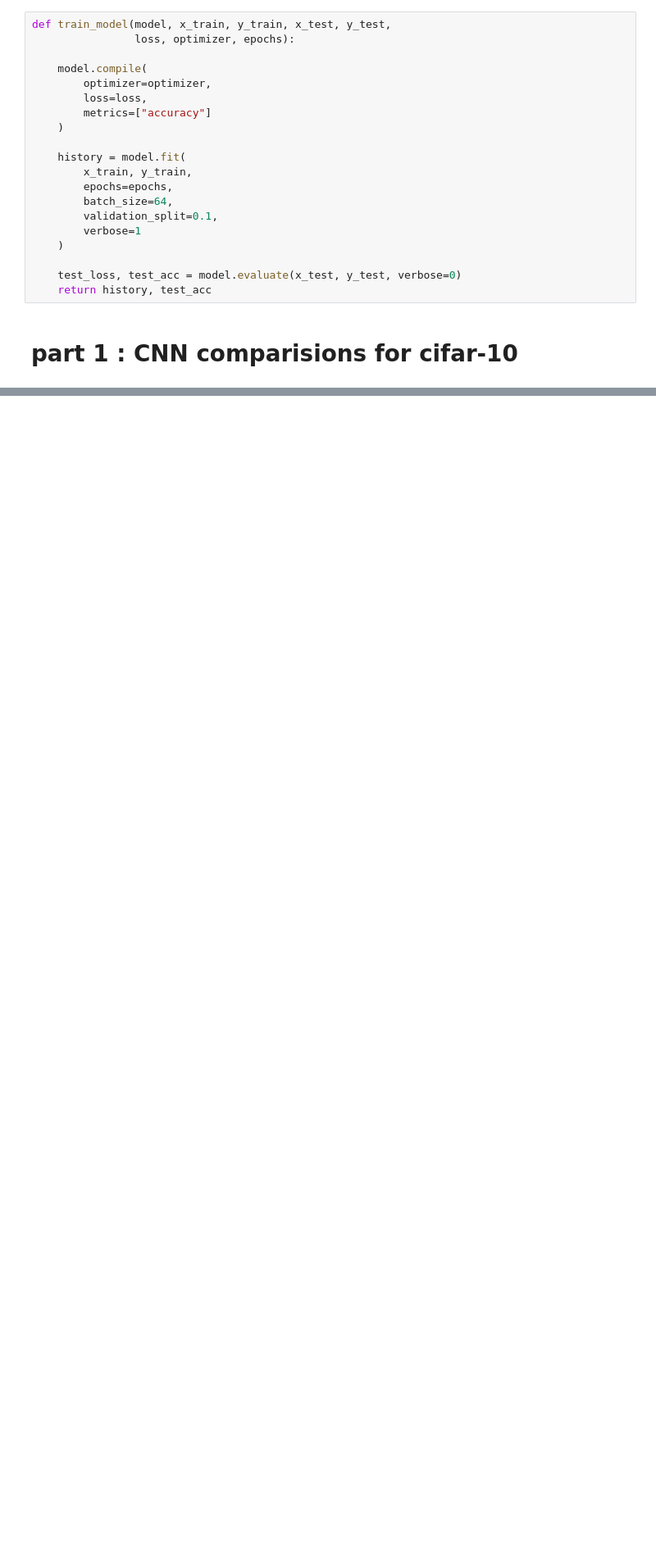
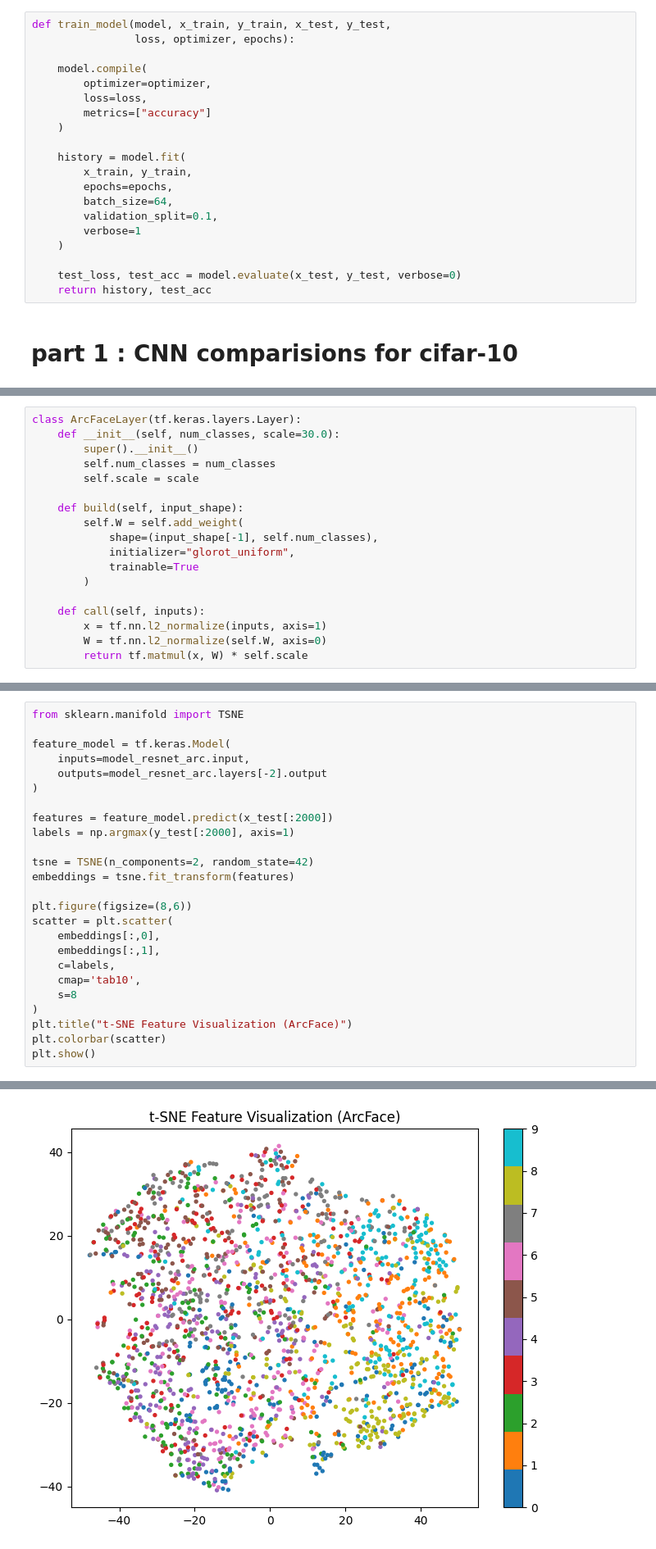
Before and after one commit to harshil-2507/DL, a Jupyter notebook: Assignment 3/code.ipynb, the cells around one changed output, grey strips where cells are left out. Shown at 82% size. Cells and saved outputs as stored; diff of their text form; blank space fills up the shorter version.

```diff
--- a/Assignment 3/code.ipynb
+++ b/Assignment 3/code.ipynb
@@ -165,0 +295,18 @@ Epoch 5/5
+# %%
+class ArcFaceLayer(tf.keras.layers.Layer):
+    def __init__(self, num_classes, scale=30.0):
+        super().__init__()
+        self.num_classes = num_classes
+        self.scale = scale
+
+    def build(self, input_shape):
+        self.W = self.add_weight(
+            shape=(input_shape[-1], self.num_classes),
+            initializer="glorot_uniform",
+            trainable=True
+        )
+
+    def call(self, inputs):
+        x = tf.nn.l2_normalize(inputs, axis=1)
+        W = tf.nn.l2_normalize(self.W, axis=0)
+        return tf.matmul(x, W) * self.scale
@@ -165,0 +374,26 @@ Epoch 5/5
+# %%
+from sklearn.manifold import TSNE
+
+feature_model = tf.keras.Model(
+    inputs=model_resnet_arc.input,
+    outputs=model_resnet_arc.layers[-2].output
+)
+
+features = feature_model.predict(x_test[:2000])
+labels = np.argmax(y_test[:2000], axis=1)
+
+tsne = TSNE(n_components=2, random_state=42)
+embeddings = tsne.fit_transform(features)
+
+plt.figure(figsize=(8,6))
+scatter = plt.scatter(
+    embeddings[:,0],
+    embeddings[:,1],
+    c=labels,
+    cmap='tab10',
+    s=8
+)
+plt.title("t-SNE Feature Visualization (ArcFace)")
+plt.colorbar(scatter)
+plt.show()
+# %% [output]
@@ -165,0 +401 @@ Epoch 5/5
+[figure, added]
```
Also changed, not shown: parts of 26 cells of this notebook, 2 other files.
